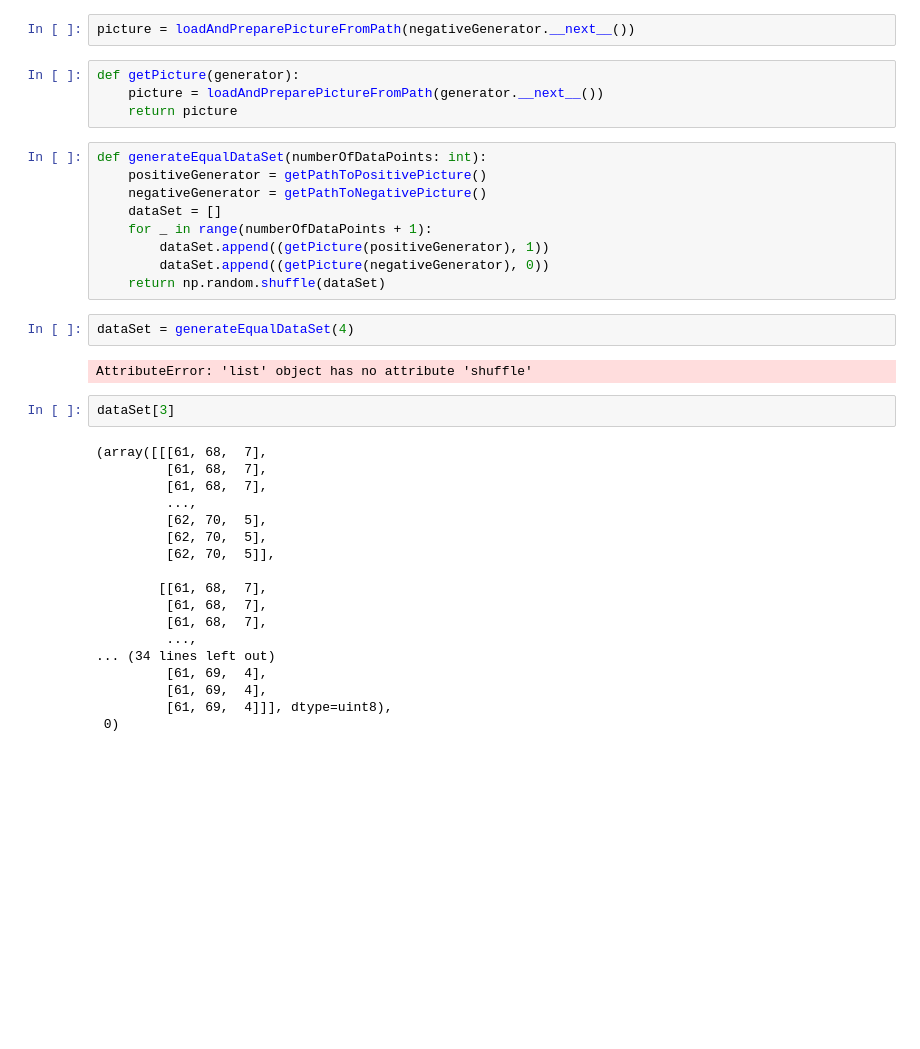
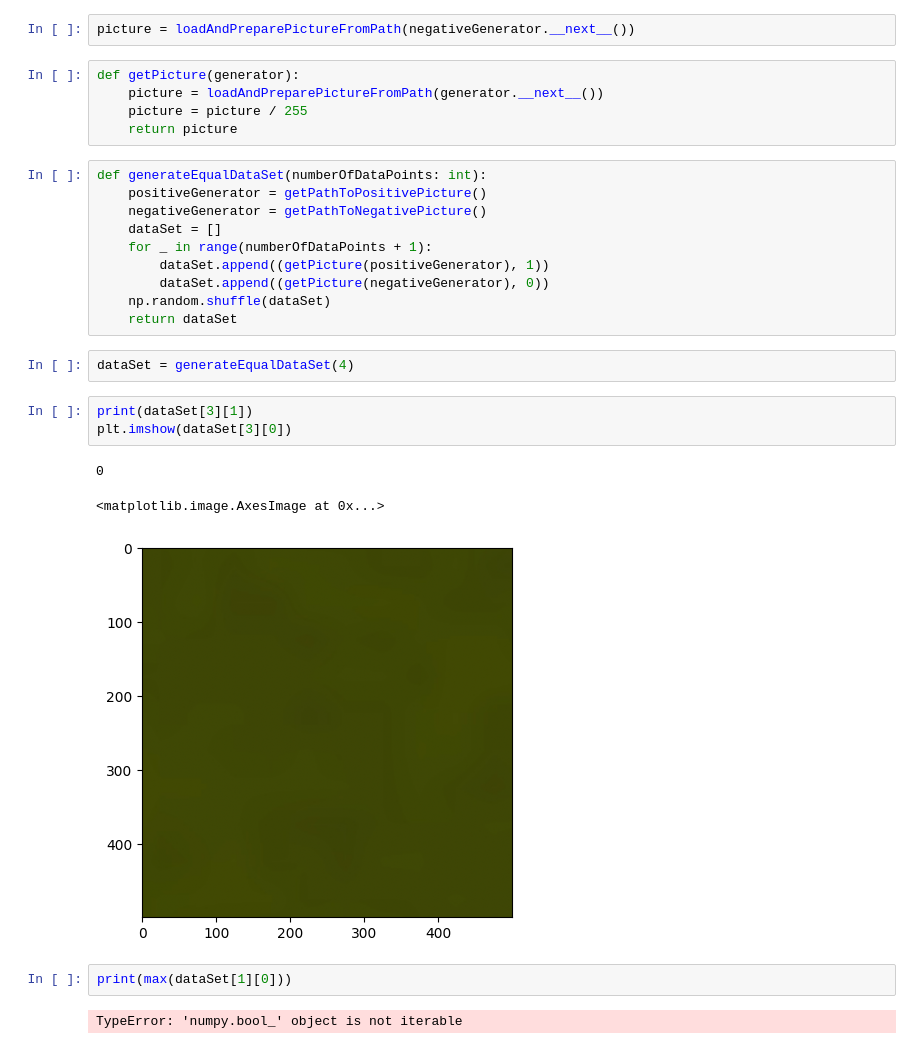
Before and after one commit to AdiJoost/SwimmingPoolDetector, a Jupyter notebook: modelIdea.ipynb, the cells around one changed output. Cells and saved outputs as stored; diff of their text form; blank space fills up the shorter version.

Commit message:
created dataGeneratorScript

```diff
--- a/modelIdea.ipynb
+++ b/modelIdea.ipynb
@@ -52,6 +52,7 @@ picture = loadAndPreparePictureFromPath(negativeGenerator.__next__())
 # %%
 def getPicture(generator):
     picture = loadAndPreparePictureFromPath(generator.__next__())
+    picture = picture / 255
     return picture
 # %%
 def generateEqualDataSet(numberOfDataPoints: int):
@@ -61,28 +62,18 @@ def generateEqualDataSet(numberOfDataPoints: int):
     for _ in range(numberOfDataPoints + 1):
         dataSet.append((getPicture(positiveGenerator), 1))
         dataSet.append((getPicture(negativeGenerator), 0))
-    return np.random.shuffle(dataSet)
+    np.random.shuffle(dataSet)
+    return dataSet
 # %%
 dataSet = generateEqualDataSet(4)
-# %% [output]
-AttributeError: 'list' object has no attribute 'shuffle'
-# %%
-dataSet[3]
-# %% [output]
-(array([[[61, 68,  7],
-         [61, 68,  7],
-         [61, 68,  7],
-         ...,
-         [62, 70,  5],
-         [62, 70,  5],
-         [62, 70,  5]],
-
-        [[61, 68,  7],
-         [61, 68,  7],
-         [61, 68,  7],
-         ...,
-... (34 lines left out)
-         [61, 69,  4],
-         [61, 69,  4],
-         [61, 69,  4]]], dtype=uint8),
- 0)
+# %%
+print(dataSet[3][1])
+plt.imshow(dataSet[3][0])
+# %% [output]
+0
+<matplotlib.image.AxesImage at 0x...>
+[figure, added]
+# %%
+print(max(dataSet[1][0]))
+# %% [output]
+TypeError: 'numpy.bool_' object is not iterable
```
Also changed, not shown: 1 other file.
